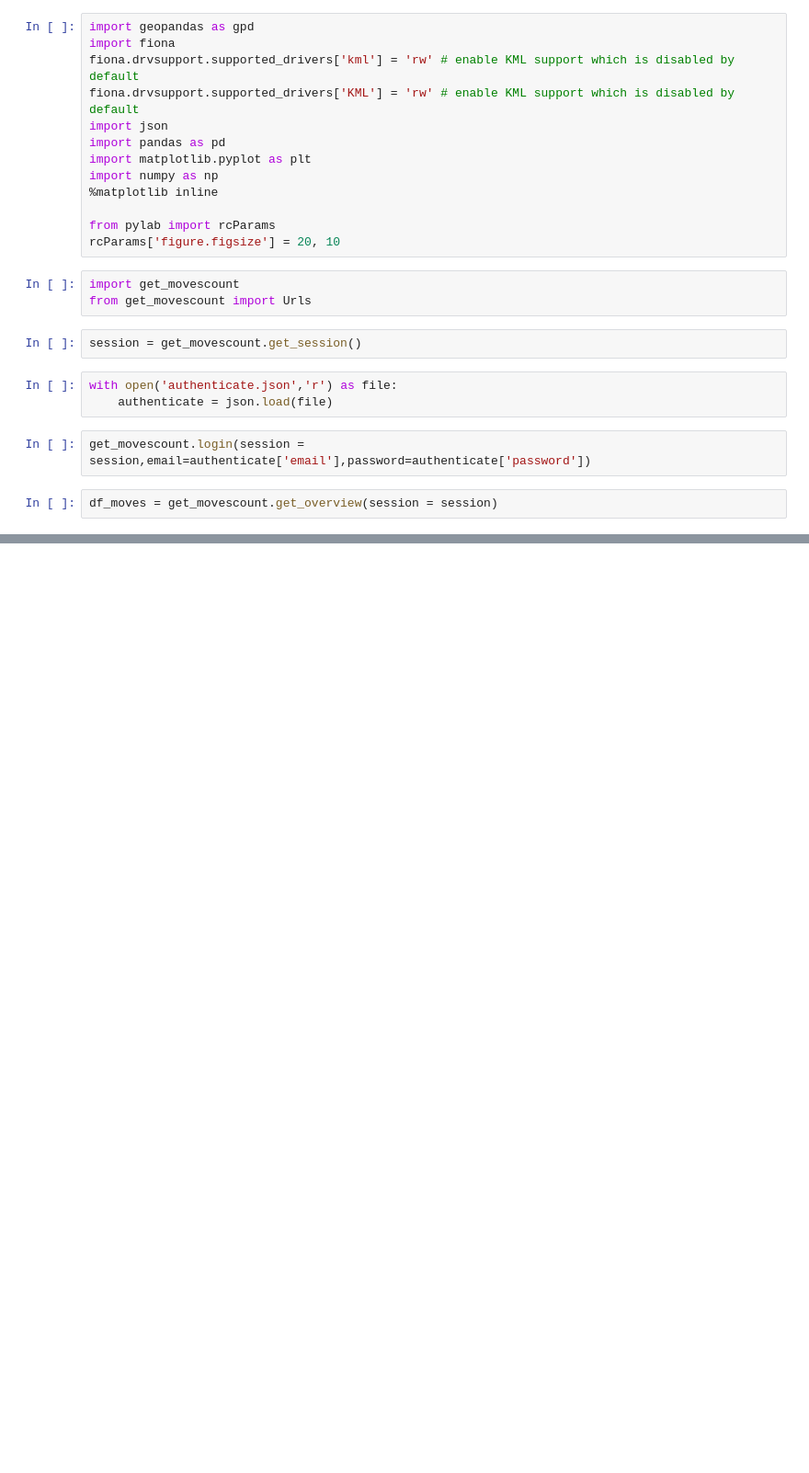
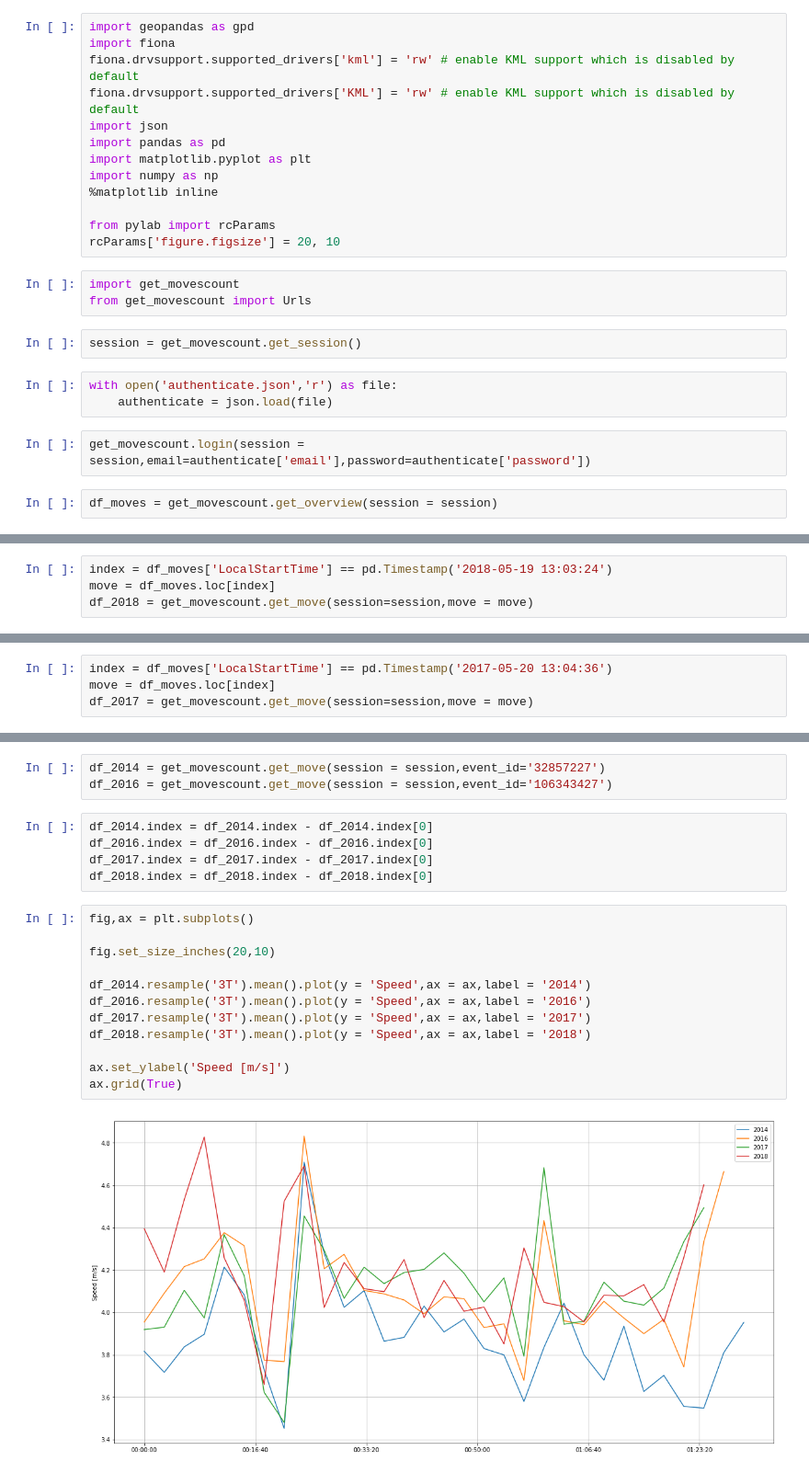
Before and after one commit to martinlarsalbert/varvet, a Jupyter notebook: varvet.ipynb, the cells around one changed output, grey strips where cells are left out. Shown: that part at 92% size. Cells and saved outputs as stored; diff of their text form; blank space fills up the shorter version.

```diff
--- a/varvet.ipynb
+++ b/varvet.ipynb
@@ -41,0 +44,4 @@ df = get_movescount.get_move(session=session,move = move)
+# %%
+index = df_moves['LocalStartTime'] == pd.Timestamp('2018-05-19 13:03:24')
+move = df_moves.loc[index]
+df_2018 = get_movescount.get_move(session=session,move = move)
@@ -41,0 +57,4 @@ df = get_movescount.get_move(session=session,move = move)
+# %%
+index = df_moves['LocalStartTime'] == pd.Timestamp('2017-05-20 13:04:36')
+move = df_moves.loc[index]
+df_2017 = get_movescount.get_move(session=session,move = move)
@@ -41,0 +70,22 @@ df = get_movescount.get_move(session=session,move = move)
+# %%
+df_2014 = get_movescount.get_move(session = session,event_id='32857227')
+df_2016 = get_movescount.get_move(session = session,event_id='106343427')
+# %%
+df_2014.index = df_2014.index - df_2014.index[0]
+df_2016.index = df_2016.index - df_2016.index[0]
+df_2017.index = df_2017.index - df_2017.index[0]
+df_2018.index = df_2018.index - df_2018.index[0]
+# %%
+fig,ax = plt.subplots()
+
+fig.set_size_inches(20,10)
+
+df_2014.resample('3T').mean().plot(y = 'Speed',ax = ax,label = '2014')
+df_2016.resample('3T').mean().plot(y = 'Speed',ax = ax,label = '2016')
+df_2017.resample('3T').mean().plot(y = 'Speed',ax = ax,label = '2017')
+df_2018.resample('3T').mean().plot(y = 'Speed',ax = ax,label = '2018')
+
+ax.set_ylabel('Speed [m/s]')
+ax.grid(True)
+# %% [output]
+[figure, added]
```
Also changed, not shown: parts of 8 cells of this notebook, 1 other file.
